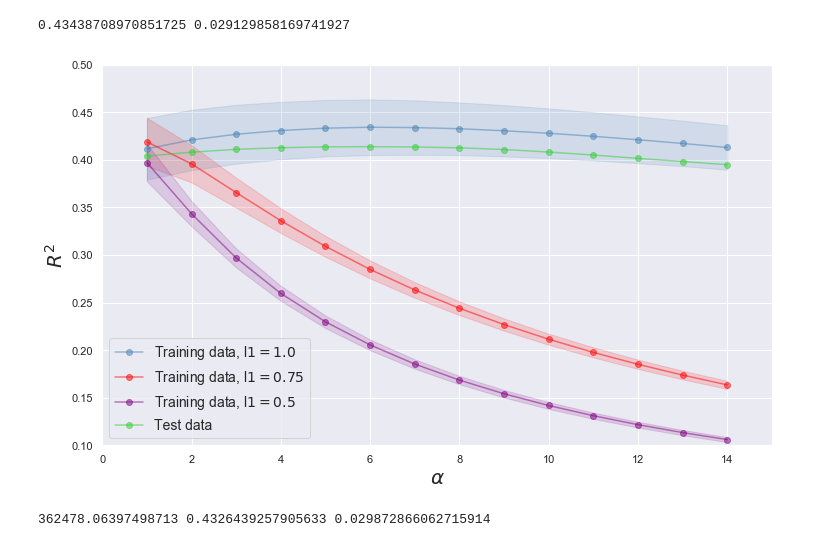
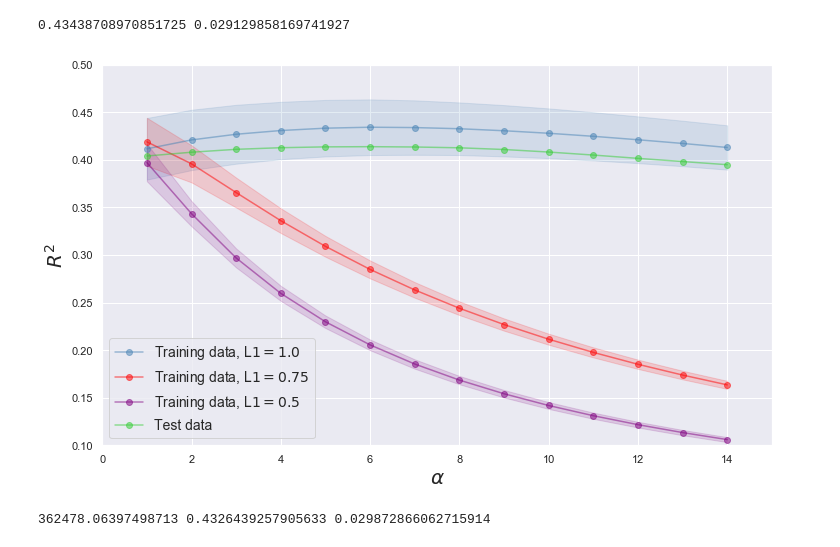
Before and after one commit to Morten-Esketveit/TSDS-gruppe-2019, a Jupyter notebook: Exam/Prediction/Prediction2018.ipynb, the cells around one changed output. Drawn from its saved outputs; the diff is of its cells as text; code cells hidden in the pictures.

```diff
--- a/Exam/Prediction/Prediction2018.ipynb
+++ b/Exam/Prediction/Prediction2018.ipynb
@@ -241,37 +241,37 @@ scores_l1['conf2']=scores_l1['score'] - scores_l1['std']
 scores_l1_2['conf1']=scores_l1_2['score'] + scores_l1_2['std']
 scores_l1_2['conf2']=scores_l1_2['score'] - scores_l1_2['std']
 plt.figure(figsize=(12,7))
 plt.plot(scores.alpha , scores.score,
     c='steelblue', marker='o',
-    label='Training data, l$1=1.0$', alpha=0.5)
+    label='Training data, L$1=1.0$', alpha=0.5)
 plt.plot(scores_l1.alpha , scores_l1.score,
     c='red', marker='o',
-    label='Training data, l$1=0.75$', alpha=0.5)
+    label='Training data, L$1=0.75$', alpha=0.5)
 plt.plot(scores_l1_2.alpha , scores_l1_2.score,
     c='purple', marker='o',
-    label='Training data, l$1=0.5$', alpha=0.5)
+    label='Training data, L$1=0.5$', alpha=0.5)
 plt.plot(scores_test.alpha , scores_test.score,
     c='limegreen', marker='o',
     label='Test data', alpha=0.5)
 plt.fill_between(scores.alpha , scores.conf1,
     scores.conf2, alpha=0.15,
     color='steelblue')
 plt.fill_between(scores_l1.alpha , scores_l1.conf1,
     scores_l1.conf2, alpha=0.15,
     color='red')
 plt.fill_between(scores_l1_2.alpha , scores_l1_2.conf1,
     scores_l1_2.conf2, alpha=0.15,
     color='purple')
 plt.xlabel('$\\alpha$', fontsize=20)
 plt.ylabel('$R^2$', fontsize=20)
 plt.legend(loc='lower left', fontsize=14)
 plt.hlines(y=0, xmin=-10, xmax=50, color='black', lw=2)
 plt.xlim([0, 15])
 plt.ylim([0.1, 0.5])
 plt.savefig(path+"Figures/validation_curve.pdf", bbox_inches='tight')
 plt.show()
 # %% [output]
-[figure, old version]
+[figure, new version]
 # %%
 k=cross_val_score(ElasticNet(tol=0.0001, alpha=6.2105263157894735, l1_ratio=1), X=X_dev, y=y_dev, cv=5)
 k2=cross_val_predict(ElasticNet(tol=0.0001, alpha=6.2105263157894735, l1_ratio=1), X=X_dev, y=y_dev, cv=5)
```
Also changed, not shown: 1 other file.
